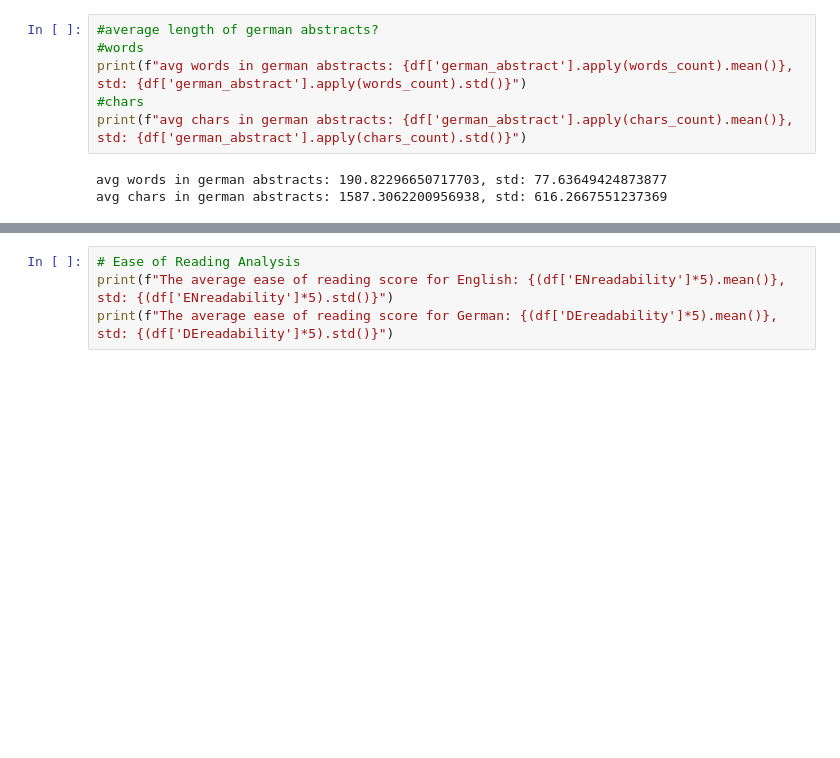
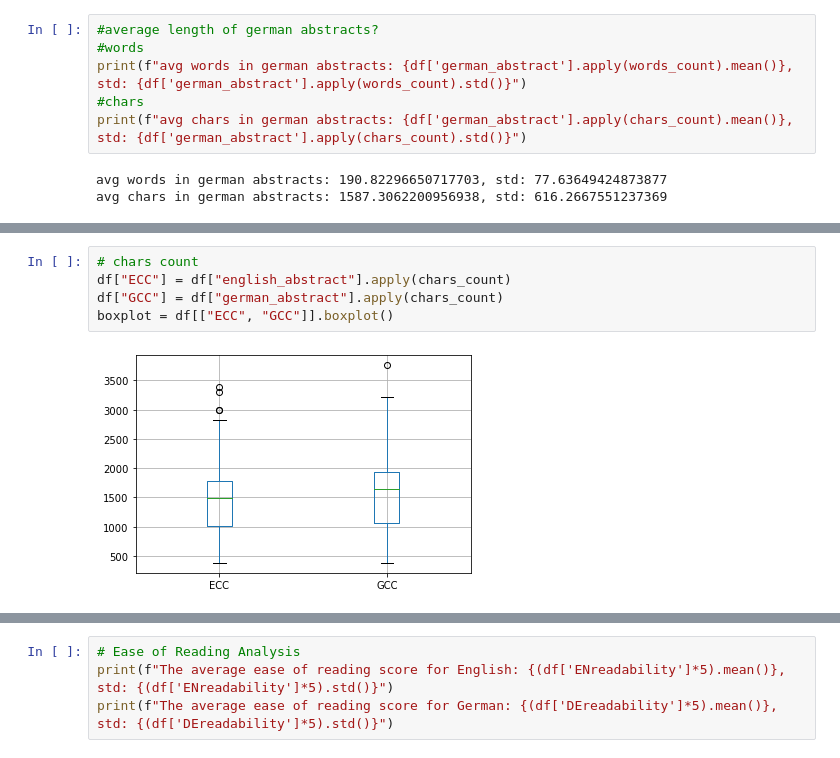
Before and after one commit to samehfrihat/TechnicalityLevelAnnotationTool, a Jupyter notebook: src/analysis.ipynb, the cells around one changed output, grey strips where cells are left out. Drawn from its saved outputs; the diff is of its cells as text; blank space fills up the shorter version.

```diff
--- a/src/analysis.ipynb
+++ b/src/analysis.ipynb
@@ -76,0 +85,7 @@ avg chars in german abstracts: 1587.3062200956938, std: 616.2667551237369
+# %%
+# chars count
+df["ECC"] = df["english_abstract"].apply(chars_count)
+df["GCC"] = df["german_abstract"].apply(chars_count)
+boxplot = df[["ECC", "GCC"]].boxplot()
+# %% [output]
+[figure, added]
```
Also changed, not shown: parts of 5 cells of this notebook.
